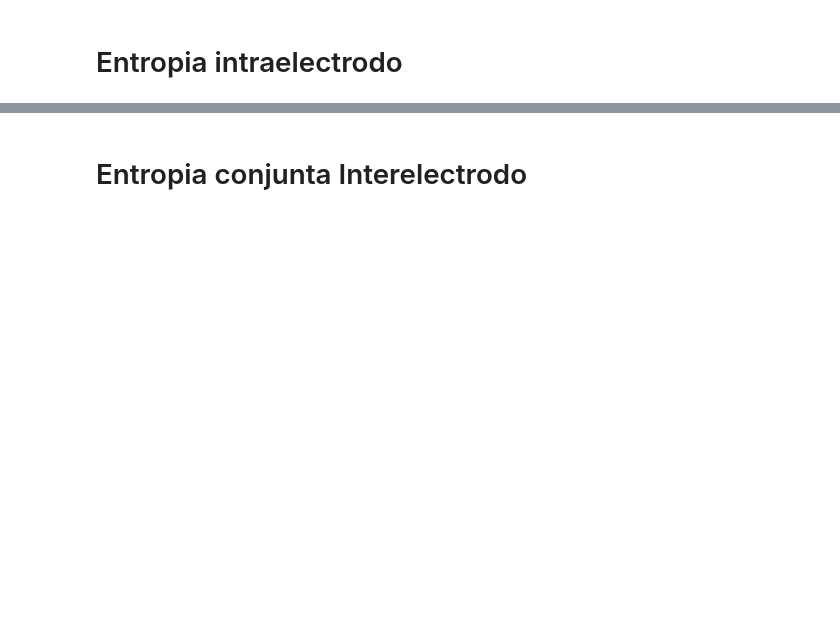
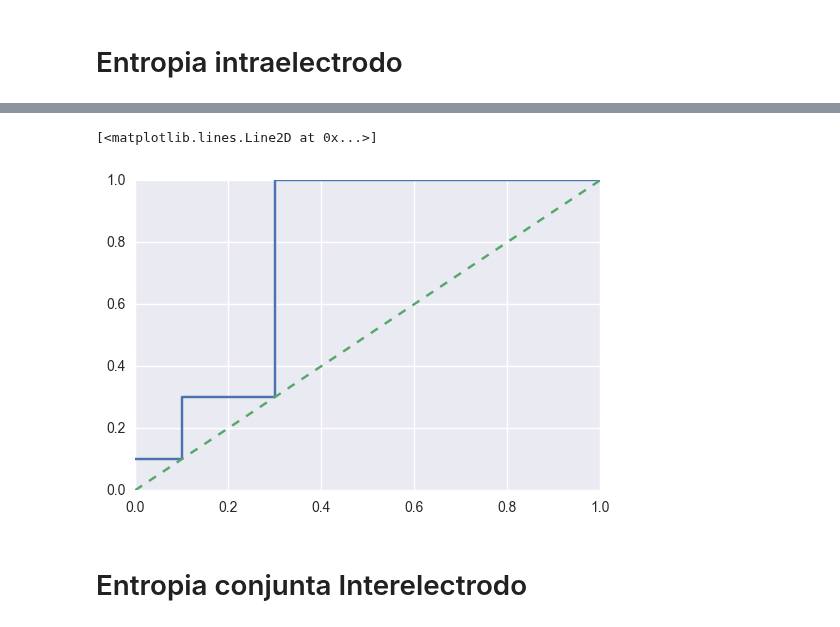
Before and after one commit to turtle-lea/ciencia-de-datos, a Jupyter notebook: tp-3/TP3.ipynb, the cells around one changed output, grey strips where cells are left out. Cells and saved outputs as stored; diff of their text form; code cells hidden in the pictures; blank space fills up the shorter version.

```diff
--- a/tp-3/TP3.ipynb
+++ b/tp-3/TP3.ipynb
@@ -222,0 +256,14 @@ NameError: name 'filename_P' is not defined
+# %%
+def calculate_entropias_group():
+    entropias_group_mean = np.zeros((2,10))
+    entropias_group_std = np.zeros((2,10))
+    for i in range(0,len(SUJETOS_S)):
+        res_P = entropias_electrodos_por_sujeto(SUJETOS_P[i])
+        entropias_group_mean[0][i]=np.mean(res_P)
+        entropias_group_std[0][i]=np.std(res_P)
+        res_S = entropias_electrodos_por_sujeto(SUJETOS_S[i])
+        entropias_group_mean[1][i]=np.mean(res_S)
+        entropias_group_std[1][i]=np.std(res_S)
+    return entropias_group_mean, entropias_group_std
+# %%
+entropias_group_mean, entropias_group_std = calculate_entropias_group()
@@ -223,3 +286,16 @@ NameError: name 'filename_P' is not defined
+# %%
+labels = [1] * 10 + [0] * 10
+values = np.concatenate((entropias_group_mean[1], entropias_group_mean[0]))
+#fpr, tpr, thresholds = metrics.roc_curve(y, scores, pos_label=2)
+fpr, tpr, _ = sklearn.metrics.roc_curve(labels, values)
+# %%
+xs = np.linspace(0, 1, 10)
+# %%
+plt.plot(fpr, tpr)
+plt.plot(xs, xs, linestyle="--")
+# %% [output]
+[<matplotlib.lines.Line2D at 0x...>]
+[figure, added]
 # %% [markdown]
 # Entropia conjunta  Interelectrodo
 # %%
```
Also changed, not shown: parts of 26 cells of this notebook.
